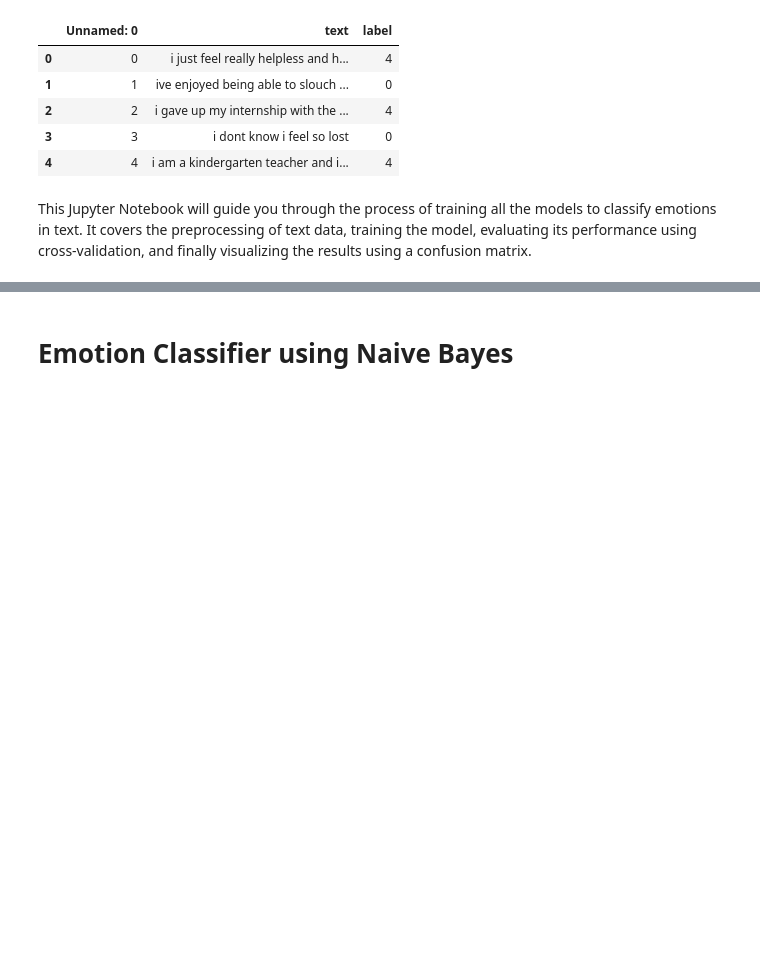
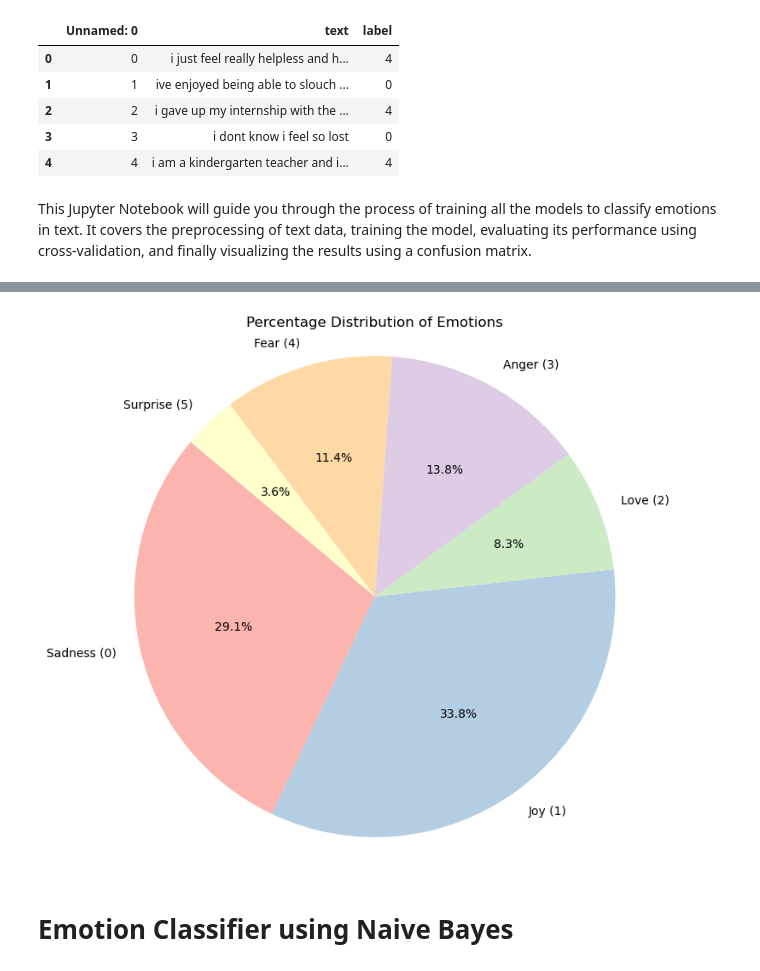
Before and after one commit to irausch25/CS4641-Project, a Jupyter notebook: models/emotions.ipynb, the cells around one changed output, grey strips where cells are left out. Saved outputs shown, nothing was run; the diff lists cells and outputs as text; code cells hidden in the pictures; blank space fills up the shorter version.

Commit message:
Data visuals

```diff
--- a/models/emotions.ipynb
+++ b/models/emotions.ipynb
@@ -48,3 +56,14 @@ This Jupyter Notebook will guide you through the process of training all the mod
+# %%
+emotion_labels = {0: 'Sadness (0)', 1: 'Joy (1)', 2: 'Love (2)', 3: 'Anger (3)', 4: 'Fear (4)', 5: 'Surprise (5)'}
+label_counts = df['label'].value_counts().sort_index()
+
+plt.figure(figsize=(8, 8))
+plt.pie(label_counts.values, labels=label_counts.index.map(emotion_labels), autopct='%1.1f%%', startangle=140, colors=plt.cm.Pastel1.colors)
+plt.title('Percentage Distribution of Emotions')
+plt.axis('equal')
+plt.show()
+# %% [output]
+[figure, added]
 # %% [markdown]
 # Emotion Classifier using Naive Bayes
 # %% [markdown]
```
Also changed, not shown: parts of 3 cells of this notebook, 2 other files.
